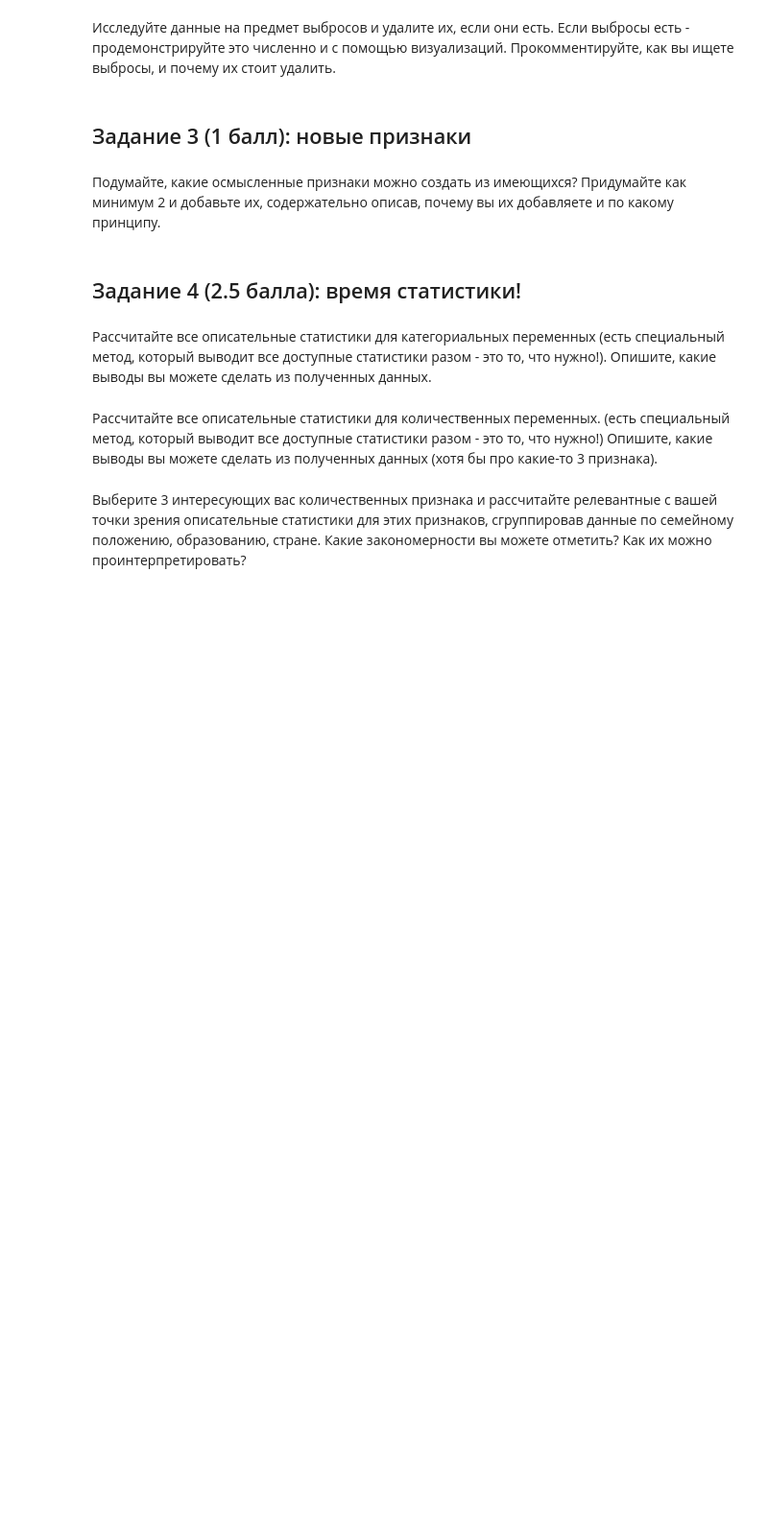
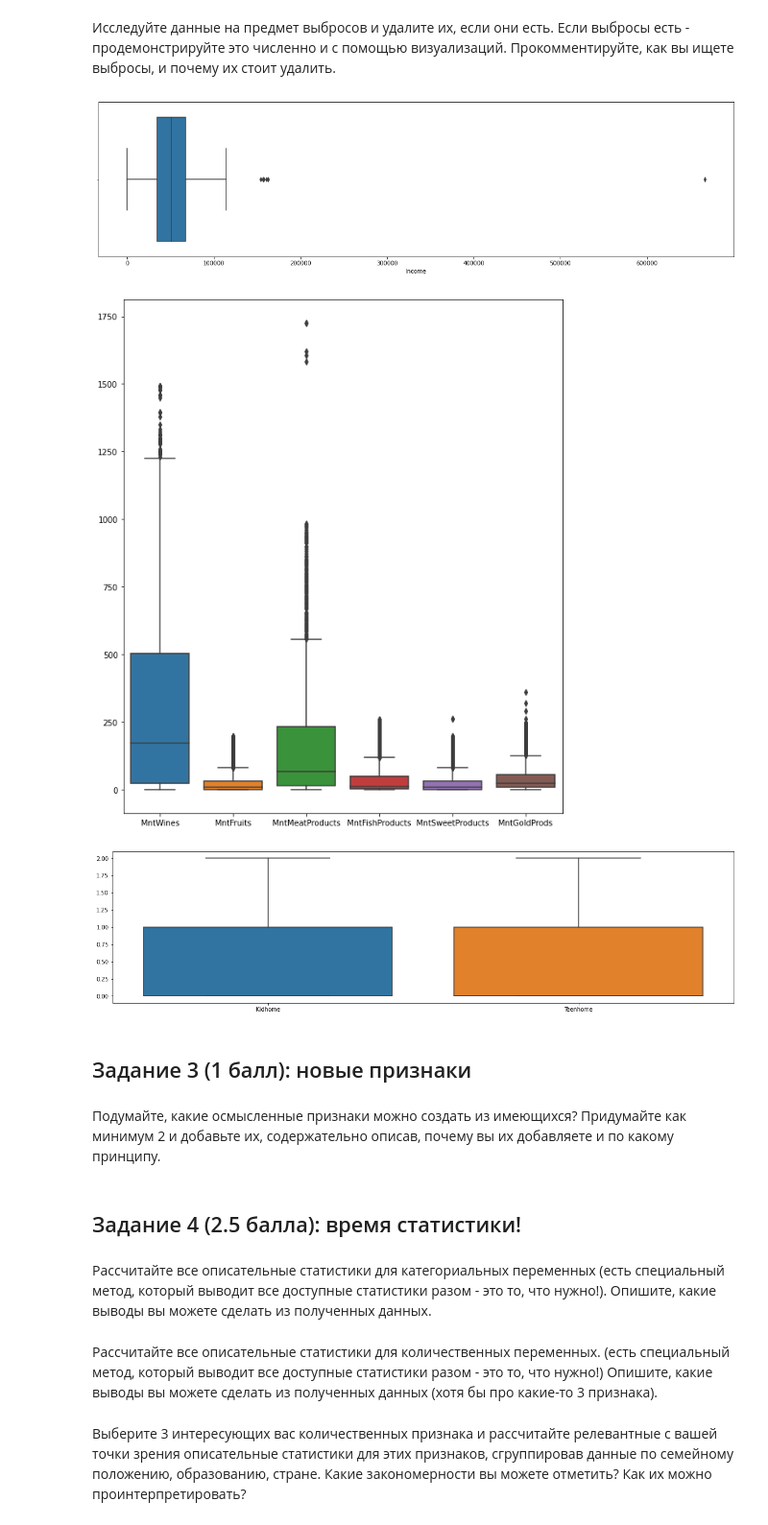
Before and after one commit to D007an/public_intro_to_DS_mba_hse, a Jupyter notebook: DZ_EDA_IntroDS.ipynb, the cells around one changed output. Shown: that part at 96% size. Saved outputs shown, nothing was run; the diff lists cells and outputs as text; code cells hidden in the pictures; blank space fills up the shorter version.

```diff
--- a/DZ_EDA_IntroDS.ipynb
+++ b/DZ_EDA_IntroDS.ipynb
@@ -114,34 +132,91 @@ df.isnull().sum()
 # %%
 # Ваш код и комментарий
 import matplotlib.pyplot as plt
+import numpy as np
 import seaborn as sns
 
 fig = plt.gcf()
 fig.set_size_inches(20, 5)
 cx = sns.boxplot(x=df['Income'])
 plt.show()
 
 fig = plt.gcf()
 fig.set_size_inches(10, 12)
 Mnts = df[['MntWines', 'MntFruits', 'MntMeatProducts', 'MntFishProducts', 'MntSweetProducts', 'MntGoldProds']]
 ax = sns.boxplot(data=Mnts)
 plt.show()
 
 fig = plt.gcf()
 fig.set_size_inches(20, 5)
 Homes = df[['Kidhome', 'Teenhome']]
 bx = sns.boxplot(data=Homes)
 plt.show()
 
 # Выбросы есть в переменной Income (очень сильно отличающиеся от средних значений)
 # А также во всех переменных Mnt, особенно в переменной MntMeatProducts
 # Ящик с усами - один из наиболее распространённых методов визуализации выбросов
 # Опирается на работу с квартилями. Всё, что выходит за нижний и верхний квартиль ("усы") - выбросы
 # Выбросы мешают оценить данные с точки зрения статистики, так как искажают среднее значение.
 # Выбросы не влияют на медиану, но искажают значение среднего.
 # Чтобы этого избежать, необходимо избавиться от выбросов.
 # Для построения ящиков использованы методы библиотеки Seaborn:
 # https://seaborn.pydata.org/generated/seaborn.boxplot.html
+
+# Удаление выбросов
+
+Q1 = np.percentile(df['Income'], 25,
+                   method = 'midpoint')
+
+Q3 = np.percentile(df['Income'], 75,
+                   method = 'midpoint')
+IQR = Q3 - Q1
+upper = Q3 + 1.5*IQR
+lower = Q1 - 1.5*IQR
+
+df = df[(df['Income']>=lower)&(df['Income']<=upper)]
+
+#
+Q1 = np.percentile(Mnts, 25,
+                   method = 'midpoint')
+
+Q3 = np.percentile(Mnts, 75,
+                   method = 'midpoint')
+IQR = Q3 - Q1
+upper = Q3 + 1.5*IQR
+lower = Q1 - 1.5*IQR
+
+df = df[(Mnts>=lower)&(Mnts<=upper)]
+
+#
+Q1 = np.percentile(Homes, 25,
+                   method = 'midpoint')
+
+Q3 = np.percentile(Homes, 75,
+                   method = 'midpoint')
+IQR = Q3 - Q1
+upper = Q3 + 1.5*IQR
+lower = Q1 - 1.5*IQR
+
+df = df[(Homes>=lower)&(Homes<=upper)]
+
+# fig = plt.gcf()
+# fig.set_size_inches(20, 5)
+# cx = sns.boxplot(x=df['Income'])
+# plt.show()
+
+# fig = plt.gcf()
+# fig.set_size_inches(10, 12)
+# ax = sns.boxplot(data=Mnts)
+# plt.show()
+
+# fig = plt.gcf()
+# fig.set_size_inches(20, 5)
+# bx = sns.boxplot(data=Homes)
+# plt.show()
+# %% [output]
+[figure, added]
+[figure, added]
+[figure, added]
 # %% [markdown]
 ## Задание 3 (1 балл): новые признаки
 # %% [markdown]
```
Also changed, not shown: parts of 3 cells of this notebook.
